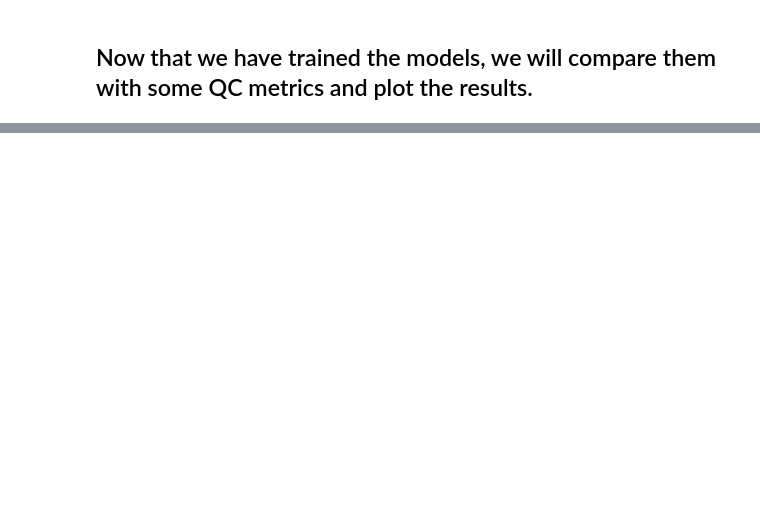
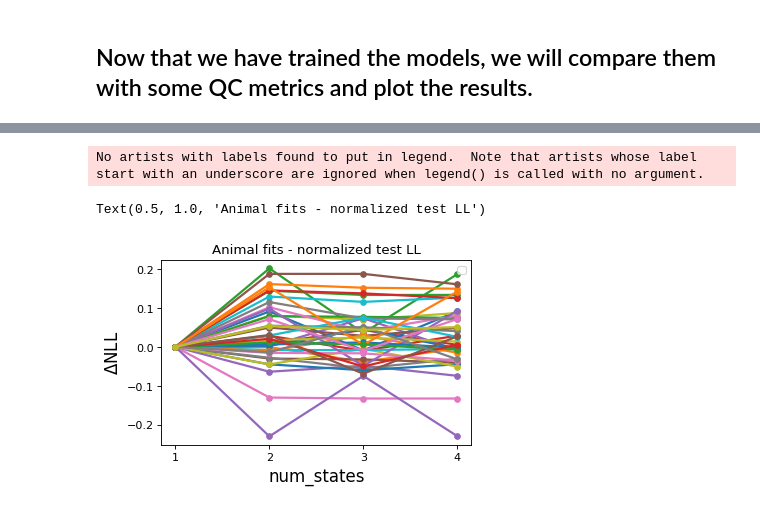
Before and after one commit to jbwallace123/glm_and_glmhmm, a Jupyter notebook: notebooks/global_v_animal(GLM-HMM).ipynb, the cells around one changed output, grey strips where cells are left out. Cells and saved outputs as stored; diff of their text form; code cells hidden in the pictures; blank space fills up the shorter version.

```diff
--- a/notebooks/global_v_animal(GLM-HMM).ipynb
+++ b/notebooks/global_v_animal(GLM-HMM).ipynb
@@ -357,0 +404,33 @@ global_model_4 = pickle.load(open(os.path.join(save_dir, '4-state', 'global_fit_
+# %%
+grouped_data = {}
+for item in animal_test_ll:
+    mouse = item['mouse']
+    if mouse not in grouped_data:
+        grouped_data[mouse] = []
+    grouped_data[mouse].append(item)
+
+#Loop through each mouse and find the delta NLL in grouped_data
+animal_delta_ll_vals = []
+for mouse in grouped_data:
+    d_ll = []
+    # Extract the norm_ll value of the first item for reference
+    ref_norm_ll = grouped_data[mouse][0]['norm_ll']
+    for item in grouped_data[mouse]:
+        delta = ref_norm_ll[0] - item['norm_ll'][0]
+        d_ll.append(delta)
+    animal_delta_ll_vals.append({'mouse': mouse, 'delta_ll': d_ll})
+# %%
+num_states_list = [1, 2, 3, 4]
+#Plot delta NLL for each mouse against number of states
+fig = plt.figure(figsize=(5, 3), dpi=80, facecolor='w', edgecolor='k')
+for i in range(len(animal_delta_ll_vals)):
+    plt.plot(num_states_list, animal_delta_ll_vals[i]['delta_ll'], marker = 'o', markersize = 5, lw=2)
+plt.legend(loc="upper right")
+plt.ylabel("$\Delta$NLL", fontsize = 15)
+plt.xlabel("num_states", fontsize = 15)
+plt.xticks(np.arange(1, 5))
+plt.title('Animal fits - normalized test LL')
+# %% [output]
+No artists with labels found to put in legend.  Note that artists whose label start with an underscore are ignored when legend() is called with no argument.
+Text(0.5, 1.0, 'Animal fits - normalized test LL')
+[figure, added]
```
Also changed, not shown: parts of 18 cells of this notebook, 1 other file.
